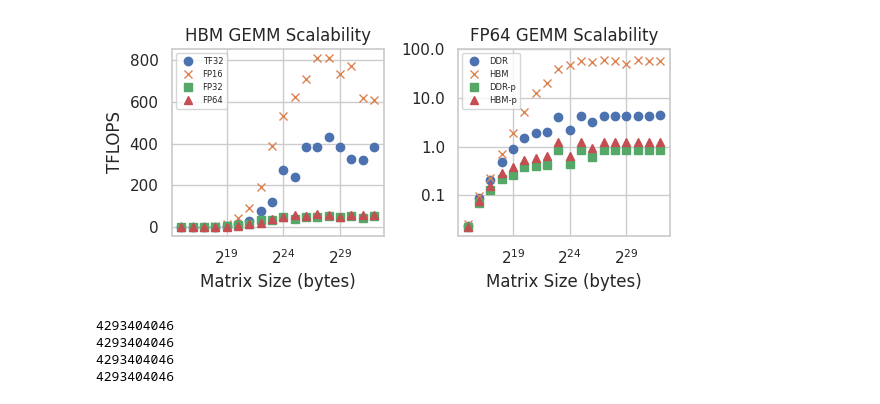
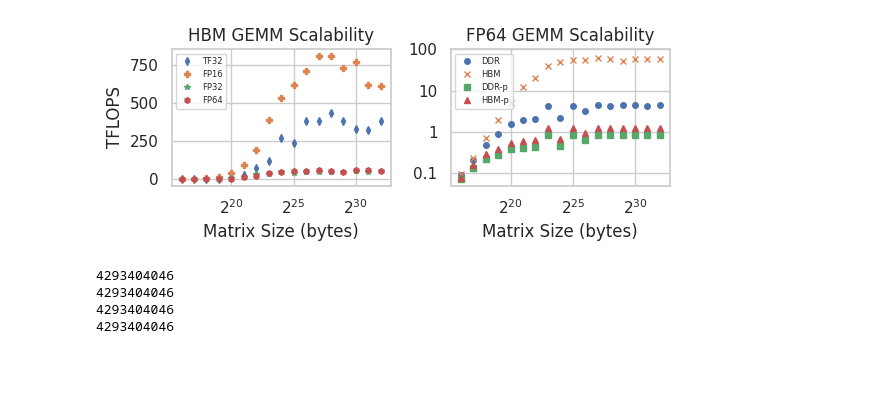
Before and after one commit to ntua-el20062/grace-hopper-benchmark, a Jupyter notebook: src/app.ipynb, the cells around one changed output. Saved outputs shown, nothing was run; the diff lists cells and outputs as text; code cells hidden in the pictures; blank space fills up the shorter version.

```diff
--- a/src/app.ipynb
+++ b/src/app.ipynb
@@ -143,44 +143,45 @@ def make_read_write_graph(ax, basedir, title, scalability=False, n_threads=1, rn
             ax.axvline(x=52428800, ls='-.', color='red', label = 'GPU L2')
     ax.legend(title='Memory type', fontsize=8)
 # %%
-fig, (ax1, ax2) = plt.subplots(1, 2, figsize=(6, 3))
+fig, (ax1, ax2) = plt.subplots(1, 2, figsize=(6, 2.5))
 numerical = [int(dir) for dir in os.listdir('results/apps/gemm/cublas/half/hbm_remote_hbm_remote_hbm')]
 numerical.sort()
-numerical = numerical[6::2]
+numerical = numerical[8::2]
 l = [str(dir) for dir in numerical]
 types = ['tf32', 'half', 'float', 'double']
 labels = ['TF32', 'FP16', 'FP32', 'FP64']
 markers = ['o', 'x', 's', '^']
 x = [i for i in numerical for _ in range(8)]
 def myplot(ax):
-    for t, m, label in zip(types, markers, labels):
+    for t, m, label in zip(types,  ['d', 'P','*','h'], labels):
         res = [i/1000 for i in results_generator(l, f'results/apps/gemm/cublas/{t}/hbm_hbm_hbm', skip=2, raw=False)]
-        ax.plot(numerical, res, m, label=label)
+        ax.plot(numerical, res, m, label=label, ms=4)
     ax.set_xscale('log', base=2)
     ax.set_ylabel("TFLOPS")
     ax.set_xlabel("Matrix Size (bytes)")
     ax.legend(fontsize=6)
     ax.set_title("HBM GEMM Scalability")
 myplot(ax1)
 def myplot(ax):
     for t, m, label in zip(['ddr','hbm','ddr_remote','hbm_remote'], markers, ['DDR','HBM','DDR-p','HBM-p']):
         res = [i/1000 for i in results_generator(l, f'results/apps/gemm/cublas/double/{t}_{t}_hbm', skip=2, raw=False)]
-        ax.plot(numerical, res, m, label=label)
+        ax.plot(numerical, res, m, label=label, ms=4)
     ax.set_xscale('log', base=2)
     ax.set_yscale('log', base=10)
     ax.set_yticks([0.1, 1, 10, 100])
     from matplotlib.ticker import ScalarFormatter
     ax.yaxis.set_major_formatter(ScalarFormatter())
+    ax.set_yticklabels(['0.1','1','10','100'])
     # ax.set_ylabel("TFLOPS")
     ax.set_xlabel("Matrix Size (bytes)")
     ax.legend(fontsize=6)
     ax.set_title("FP64 GEMM Scalability")
 myplot(ax2)
 plt.tight_layout()
 fig.savefig("gemm_scalability.pdf", bbox_inches='tight')
 # make_gemm_graph(ax, 'results/apps/gemm/cublas/half', '')
 # %% [output]
-[figure, old version]
+[figure, new version]
 # %%
 fig, ((ax1, ax2), (ax3, ax4)) = plt.subplots(2, 2, figsize=(6, 4), layout='constrained')
 make_gemm_heatmap(ax1, 'results/apps/gemm/cublas/tf32', "TF32", 'hbm', xticklabels=False)
```
Also changed, not shown: parts of 4 cells of this notebook, 20 other files.
